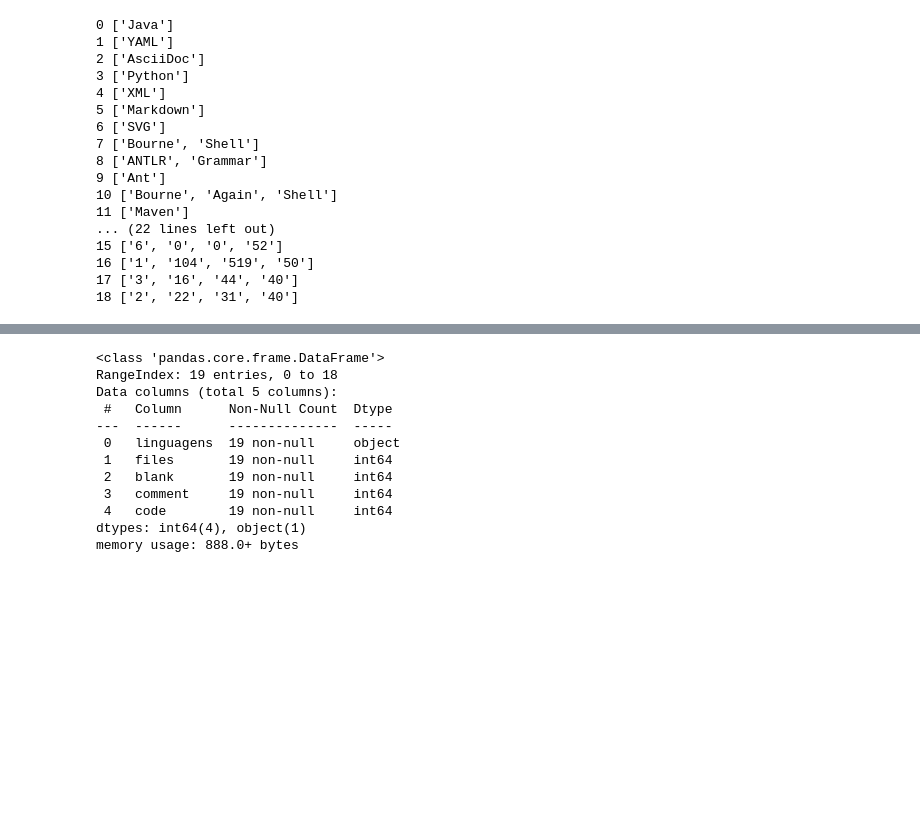
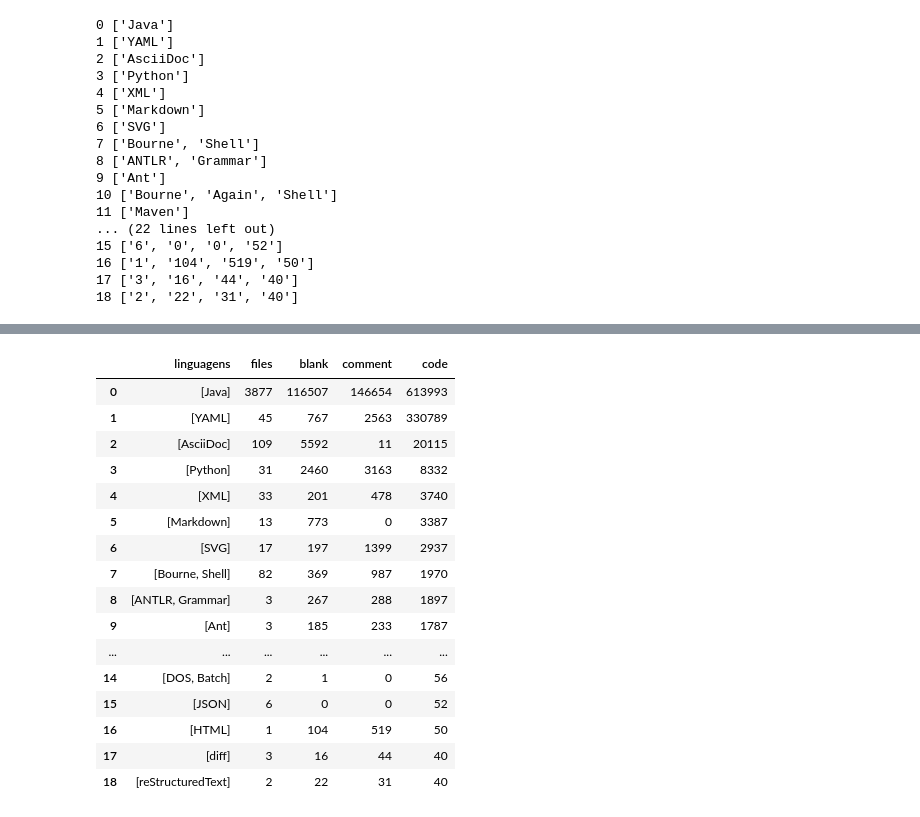
Before and after one commit to armandossrecife/teste, a Jupyter notebook: git_teste_cassandra.ipynb, the cells around one changed output, grey strips where cells are left out. Saved outputs shown, nothing was run; the diff lists cells and outputs as text; code cells hidden in the pictures; blank space fills up the shorter version.

```diff
--- a/git_teste_cassandra.ipynb
+++ b/git_teste_cassandra.ipynb
@@ -148,4 +214,27 @@ for linha in linguagens_encontradas:
 # %%
+# Detalha os tipos de arquivos que aparecem no repositório do cassandra
+relacao_linguagens = !cd cassandra_cf && cloc .
+#relacao_linguagens[checa_indice_language(relacao_linguagens):]
+linguagens_encontradas = relacao_linguagens[(checa_indice_language(relacao_linguagens)+2):]
+
+lista_linguagens, lista_files, lista_blank, lista_comment, lista_code = list(), list(), list(), list(), list()
+
+l_temp = []
+vl_temp = []
+for linha in linguagens_encontradas:
+  elementos = linha.split(' ')
+  novos_elementos = []
+  linguagem_encontrada = []
+  valores_da_linguagem = []
+  for item in elementos:
+    if item != '':
+      novos_elementos.append(item)
+  linguagem_encontrada.append(novos_elementos[:-4])
+  valores_da_linguagem.append(novos_elementos[-4:])
+  #print(linguagem_encontrada, valores_da_linguagem)
+  l_temp = l_temp + linguagem_encontrada
+  vl_temp = vl_temp + valores_da_linguagem
+
 l_temp = l_temp[:-3]
 for i, each in enumerate(l_temp):
   print(i,each)
@@ -207,20 +267,35 @@ df_dados_linguagens
 # %%
-df_dados_linguagens['files'] = df_dados_linguagens['files'].apply(lambda x: int(x))
-df_dados_linguagens['blank'] = df_dados_linguagens['blank'].apply(lambda x: int(x))
-df_dados_linguagens['comment'] = df_dados_linguagens['comment'].apply(lambda x: int(x))
-df_dados_linguagens['code'] = df_dados_linguagens['code'].apply(lambda x: int(x))
+dict_dados_linguagens_cf = {
+    'linguagens':l_temp,
+    'files':lista_files,
+    'blank':lista_blank,
+    'comment':lista_comment,
+    'code':lista_code
+}
 
-df_dados_linguagens.info()
+df_dados_linguagens_cf = pd.DataFrame(dict_dados_linguagens_cf)
+
+df_dados_linguagens_cf['files'] = df_dados_linguagens_cf['files'].apply(lambda x: int(x))
+df_dados_linguagens_cf['blank'] = df_dados_linguagens_cf['blank'].apply(lambda x: int(x))
+df_dados_linguagens_cf['comment'] = df_dados_linguagens_cf['comment'].apply(lambda x: int(x))
+df_dados_linguagens_cf['code'] = df_dados_linguagens_cf['code'].apply(lambda x: int(x))
+
+df_dados_linguagens_cf
 # %% [output]
-<class 'pandas.core.frame.DataFrame'>
-RangeIndex: 19 entries, 0 to 18
-Data columns (total 5 columns):
- #   Column      Non-Null Count  Dtype
----  ------      --------------  -----
- 0   linguagens  19 non-null     object
- 1   files       19 non-null     int64
- 2   blank       19 non-null     int64
- 3   comment     19 non-null     int64
- 4   code        19 non-null     int64
-dtypes: int64(4), object(1)
-memory usage: 888.0+ bytes
+|  | linguagens | files | blank | comment | code |
+| 0 | [Java] | 3877 | 116507 | 146654 | 613993 |
+| 1 | [YAML] | 45 | 767 | 2563 | 330789 |
+| 2 | [AsciiDoc] | 109 | 5592 | 11 | 20115 |
+| 3 | [Python] | 31 | 2460 | 3163 | 8332 |
+| 4 | [XML] | 33 | 201 | 478 | 3740 |
+| 5 | [Markdown] | 13 | 773 | 0 | 3387 |
+| 6 | [SVG] | 17 | 197 | 1399 | 2937 |
+| 7 | [Bourne, Shell] | 82 | 369 | 987 | 1970 |
+| 8 | [ANTLR, Grammar] | 3 | 267 | 288 | 1897 |
+| 9 | [Ant] | 3 | 185 | 233 | 1787 |
+| ... | ... | ... | ... | ... | ... |
+| 14 | [DOS, Batch] | 2 | 1 | 0 | 56 |
+| 15 | [JSON] | 6 | 0 | 0 | 52 |
+| 16 | [HTML] | 1 | 104 | 519 | 50 |
+| 17 | [diff] | 3 | 16 | 44 | 40 |
+| 18 | [reStructuredText] | 2 | 22 | 31 | 40 |
```
Also changed, not shown: parts of 26 cells of this notebook.
